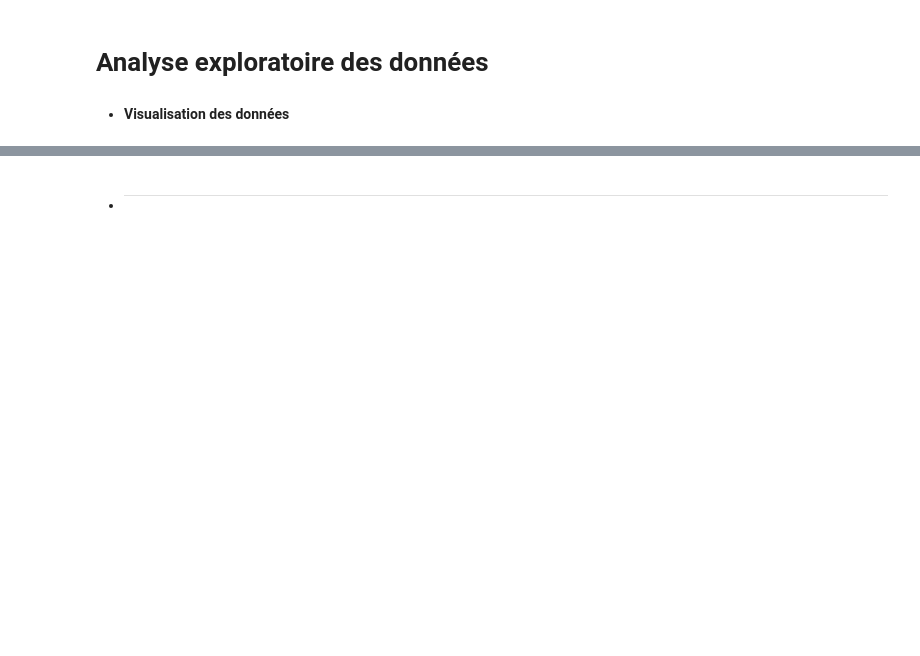
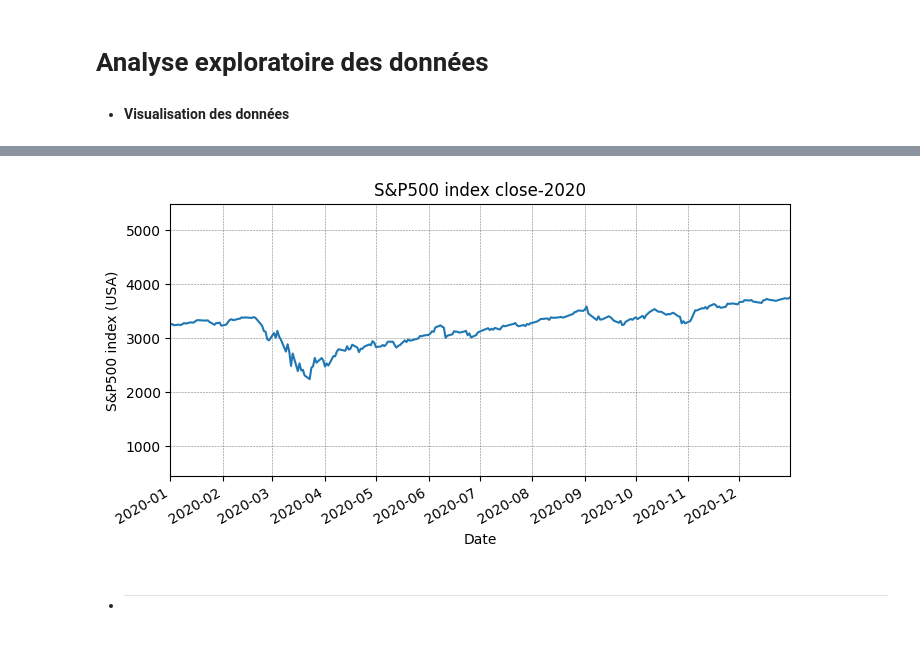
Before and after one commit to Boubacar5400/Mon_projet_ML, a Jupyter notebook: Mon_projet_Final.ipynb, the cells around one changed output, grey strips where cells are left out. Cells and saved outputs as stored; diff of their text form; code cells hidden in the pictures; blank space fills up the shorter version.

```diff
--- a/Mon_projet_Final.ipynb
+++ b/Mon_projet_Final.ipynb
@@ -72,2 +92,16 @@ df.shape
+# %%
+# Tracer le graphique avec toutes les données
+df['Close'].plot(kind='line', figsize=(8, 4), title='S&P500 index close-2020')
+plt.xlabel('Date')
+plt.ylabel('S&P500 index (USA)')
+plt.grid(color='gray', linestyle='--', linewidth=0.4)
+
+# Définir les limites de l'axe des x pour l'année 2020
+plt.xlim('2020-01-01', '2020-12-31')
+
+# Afficher le graphique
+plt.show()
+# %% [output]
+[figure, added]
 # %% [markdown]
 - ****
```
Also changed, not shown: parts of 3 cells of this notebook.
